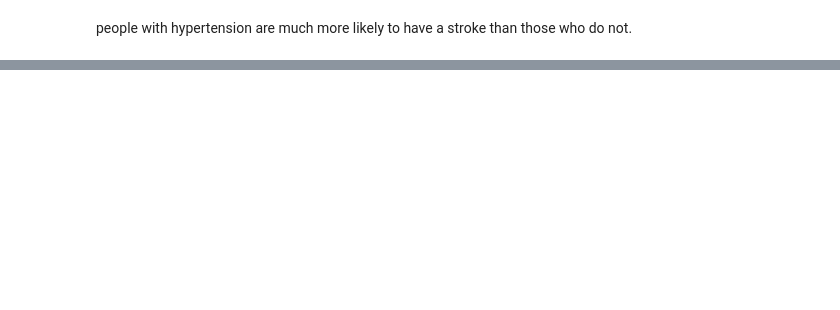
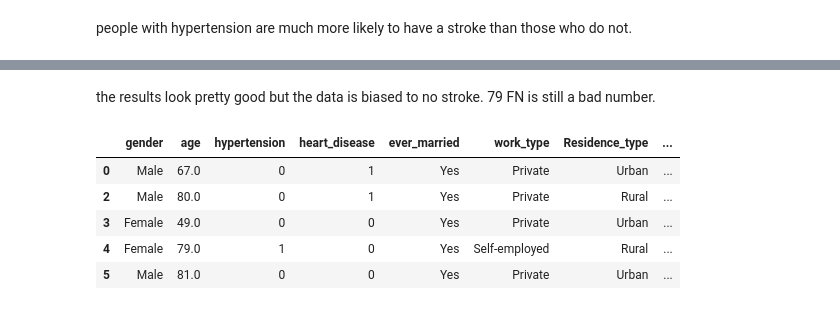
Before and after one commit to Davianka/stroke-prediction, a Jupyter notebook: project_2.ipynb, the cells around one changed output, grey strips where cells are left out. Drawn from its saved outputs; the diff is of its cells as text; code cells hidden in the pictures; blank space fills up the shorter version.

```diff
--- a/project_2.ipynb
+++ b/project_2.ipynb
@@ -369,0 +432,2 @@ people with hypertension are much more likely to have a stroke than those who do
+# %%
+df2 = df.dropna()
@@ -369,0 +648,11 @@ people with hypertension are much more likely to have a stroke than those who do
+# %% [markdown]
+the results look pretty good but the data is biased to no stroke.  79 FN is still a bad number.
+# %%
+df2.head()
+# %% [output]
+|  | gender | age | hypertension | heart_disease | ever_married | work_type | Residence_type | ... |
+| 0 | Male | 67.0 | 0 | 1 | Yes | Private | Urban | ... |
+| 2 | Male | 80.0 | 0 | 1 | Yes | Private | Rural | ... |
+| 3 | Female | 49.0 | 0 | 0 | Yes | Private | Urban | ... |
+| 4 | Female | 79.0 | 1 | 0 | Yes | Self-employed | Rural | ... |
+| 5 | Male | 81.0 | 0 | 0 | Yes | Private | Urban | ... |
```
Also changed, not shown: parts of 62 cells of this notebook.
